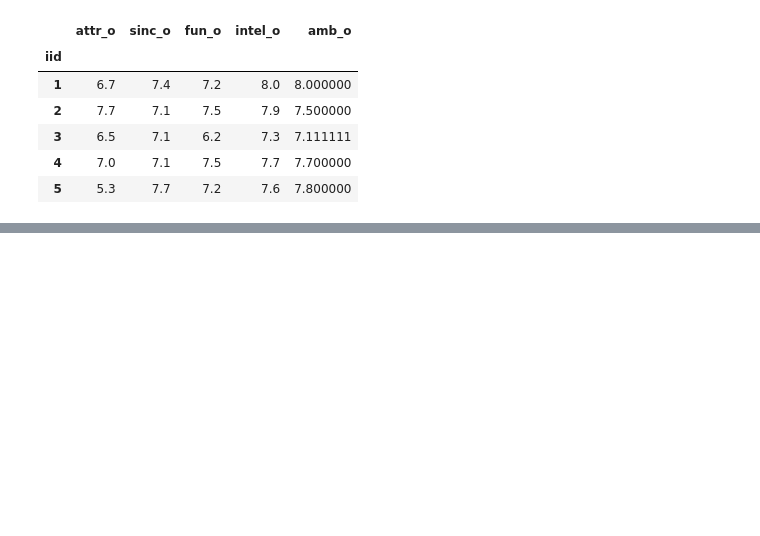
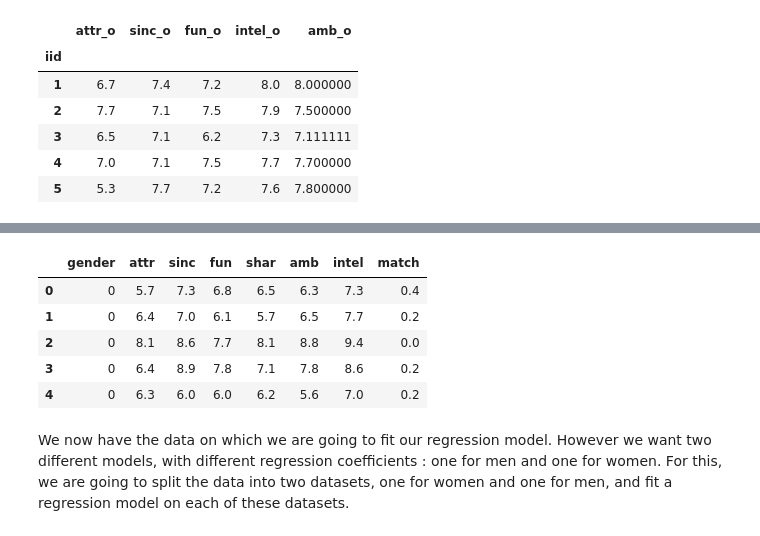
Before and after one commit to alexchouraki/Python-Project, a Jupyter notebook: Python Project.ipynb, the cells around one changed output, grey strips where cells are left out. Saved outputs shown, nothing was run; the diff lists cells and outputs as text; code cells hidden in the pictures; blank space fills up the shorter version.

```diff
--- a/Python Project.ipynb
+++ b/Python Project.ipynb
@@ -442,0 +514,13 @@ sddAP.head()
+# %%
+fit_data = individual_grades.merge(average_matches, how = 'inner', left_on = 'iid', right_on = 'pid')
+fit_data = fit_data.drop(['iid','pid'],axis = 1)
+fit_data.head()
+# %% [output]
+|  | gender | attr | sinc | fun | shar | amb | intel | match |
+| 0 | 0 | 5.7 | 7.3 | 6.8 | 6.5 | 6.3 | 7.3 | 0.4 |
+| 1 | 0 | 6.4 | 7.0 | 6.1 | 5.7 | 6.5 | 7.7 | 0.2 |
+| 2 | 0 | 8.1 | 8.6 | 7.7 | 8.1 | 8.8 | 9.4 | 0.0 |
+| 3 | 0 | 6.4 | 8.9 | 7.8 | 7.1 | 7.8 | 8.6 | 0.2 |
+| 4 | 0 | 6.3 | 6.0 | 6.0 | 6.2 | 5.6 | 7.0 | 0.2 |
+# %% [markdown]
+We now have the data on which we are going to fit our regression model. However we want two different models, with different regression coefficients : one for men and one for women. For this, we are going to split the data into two datasets, one for women and one for men, and fit a regression model on each of these datasets.
```
Also changed, not shown: parts of 29 cells of this notebook.
